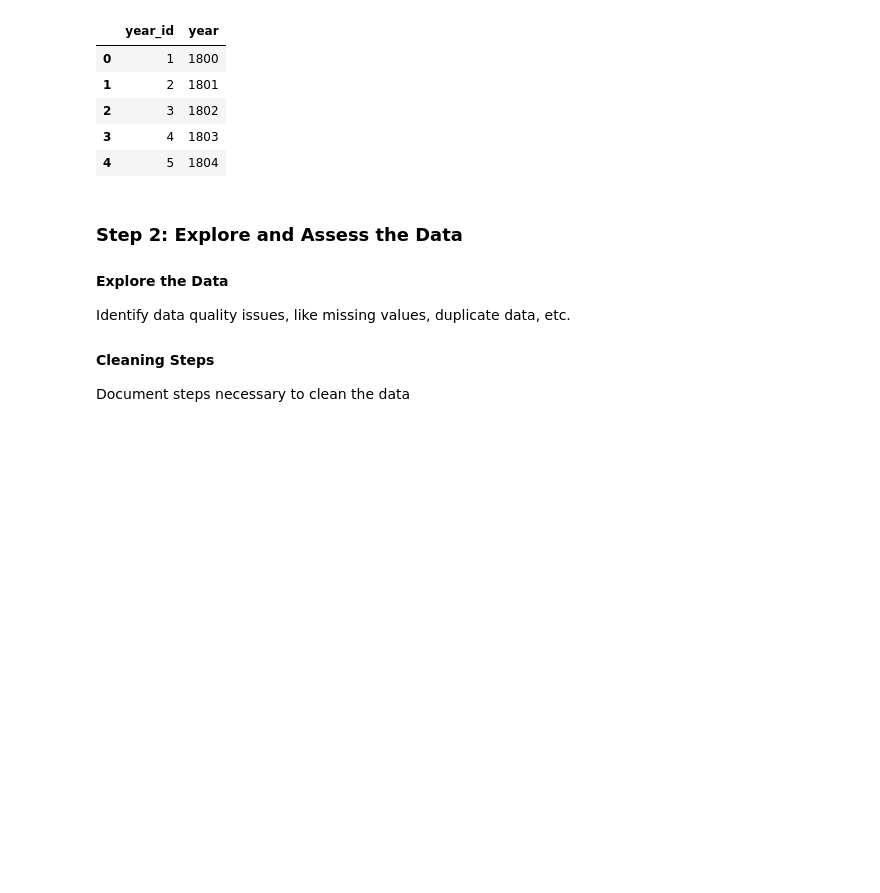
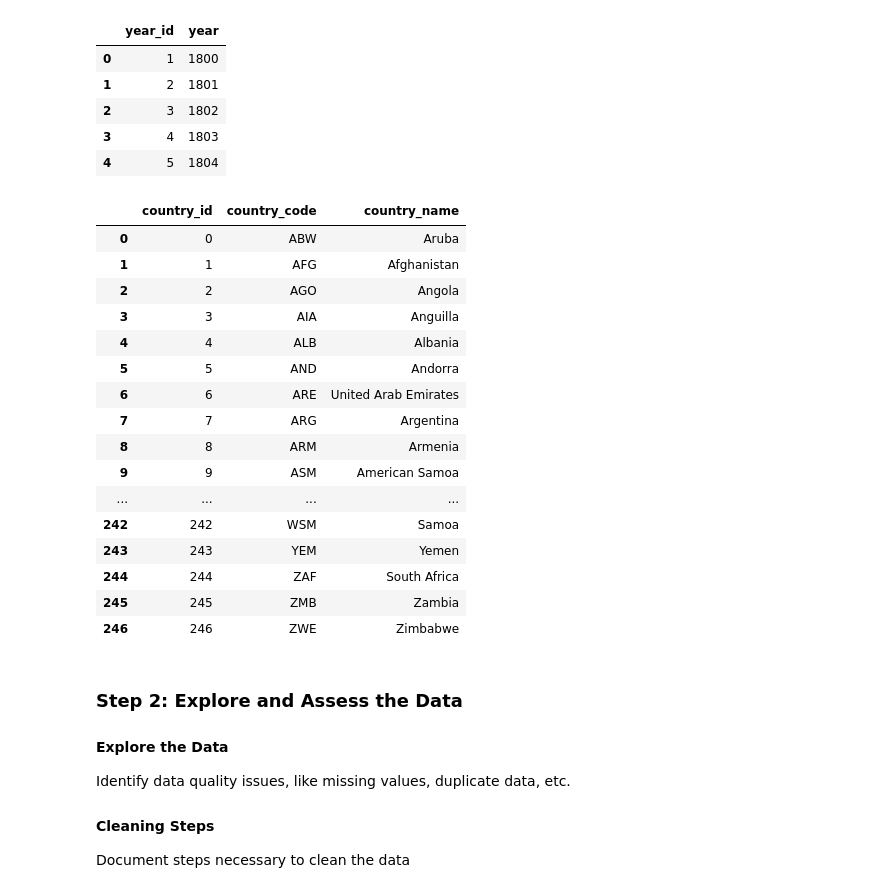
Before and after one commit to jimswainston/udacity-data-engineering-capstone, a Jupyter notebook: src/CapstoneProjectTemplate.ipynb, the cells around one changed output. Cells and saved outputs as stored; diff of their text form; code cells hidden in the pictures; blank space fills up the shorter version.

Commit message:
Country table create

```diff
--- a/src/CapstoneProjectTemplate.ipynb
+++ b/src/CapstoneProjectTemplate.ipynb
@@ -304,6 +304,46 @@ dim_year.head()
 | 2 | 3 | 1802 |
 | 3 | 4 | 1803 |
 | 4 | 5 | 1804 |
+# %%
+country_data = {
+    'country_code' : [],
+    'country_name' : []
+}
+
+for code in constants.COUNTRIES.values():
+    country_data['country_code'].append(code)
+
+for name in constants.COUNTRIES.keys():
+    country_data['country_name'].append(name)
+
+countrydf = pd.DataFrame(country_data)
+countrydf = countrydf.dropna()
+countrydf = countrydf.drop_duplicates(subset=['country_code'])
+countrydf = countrydf.sort_values('country_code')
+countrydf.loc[countrydf['country_code'] == 'GBR', 'country_name'] = 'United Kingdom'
+countrydf.loc[countrydf['country_code'] == 'AUS', 'country_name'] = 'Australia'
+countrydf.loc[countrydf['country_code'] == 'FRA', 'country_name'] = 'France'
+countrydf = countrydf.reset_index(drop=True)
+countrydf['country_id'] = countrydf.index
+countrydf[['country_id','country_code','country_name']]
+# %% [output]
+|  | country_id | country_code | country_name |
+| 0 | 0 | ABW | Aruba |
+| 1 | 1 | AFG | Afghanistan |
+| 2 | 2 | AGO | Angola |
+| 3 | 3 | AIA | Anguilla |
+| 4 | 4 | ALB | Albania |
+| 5 | 5 | AND | Andorra |
+| 6 | 6 | ARE | United Arab Emirates |
+| 7 | 7 | ARG | Argentina |
+| 8 | 8 | ARM | Armenia |
+| 9 | 9 | ASM | American Samoa |
+| ... | ... | ... | ... |
+| 242 | 242 | WSM | Samoa |
+| 243 | 243 | YEM | Yemen |
+| 244 | 244 | ZAF | South Africa |
+| 245 | 245 | ZMB | Zambia |
+| 246 | 246 | ZWE | Zimbabwe |
 # %% [markdown]
 ### Step 2: Explore and Assess the Data
 #### Explore the Data
```
Also changed, not shown: parts of 1 cell of this notebook, 2 other files.
